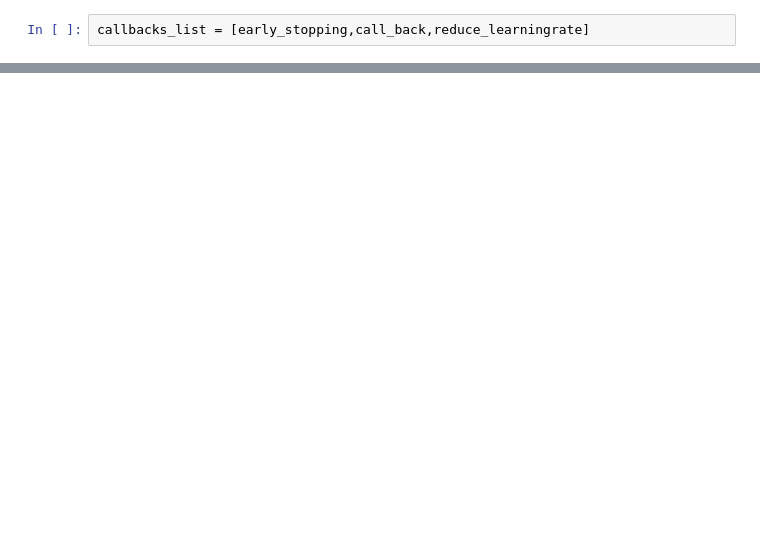
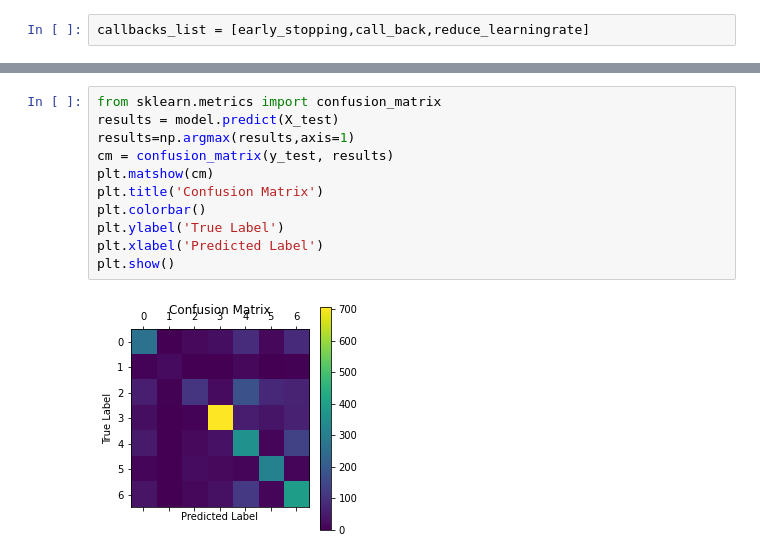
Before and after one commit to krawczyk22/Facial-Expression-Recognition-System, a Jupyter notebook: Experiment_results/Facial_expression_EarlyStopping_Fer2013.ipynb, the cells around one changed output, grey strips where cells are left out. Drawn from its saved outputs; the diff is of its cells as text; blank space fills up the shorter version.

Commit message:
Experiments results update v2

```diff
--- a/Experiment_results/Facial_expression_EarlyStopping_Fer2013.ipynb
+++ b/Experiment_results/Facial_expression_EarlyStopping_Fer2013.ipynb
@@ -179 +260,14 @@ pyplot.figure()
 <Figure size 432x288 with 0 Axes>
+# %%
+from sklearn.metrics import confusion_matrix
+results = model.predict(X_test)
+results=np.argmax(results,axis=1)
+cm = confusion_matrix(y_test, results)
+plt.matshow(cm)
+plt.title('Confusion Matrix')
+plt.colorbar()
+plt.ylabel('True Label')
+plt.xlabel('Predicted Label')
+plt.show()
+# %% [output]
+[figure, added]
```
Also changed, not shown: parts of 7 cells of this notebook, 1 other file.
